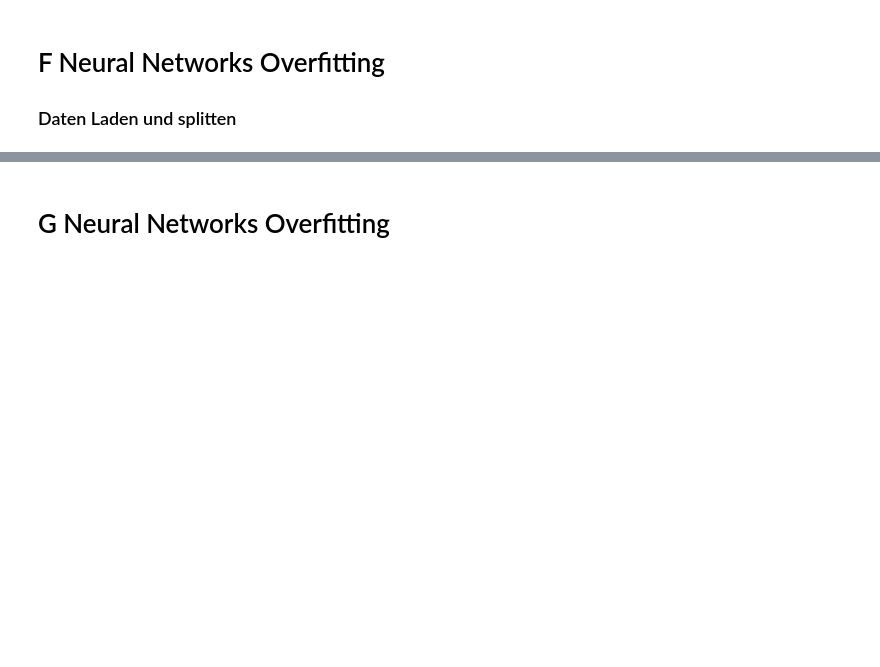
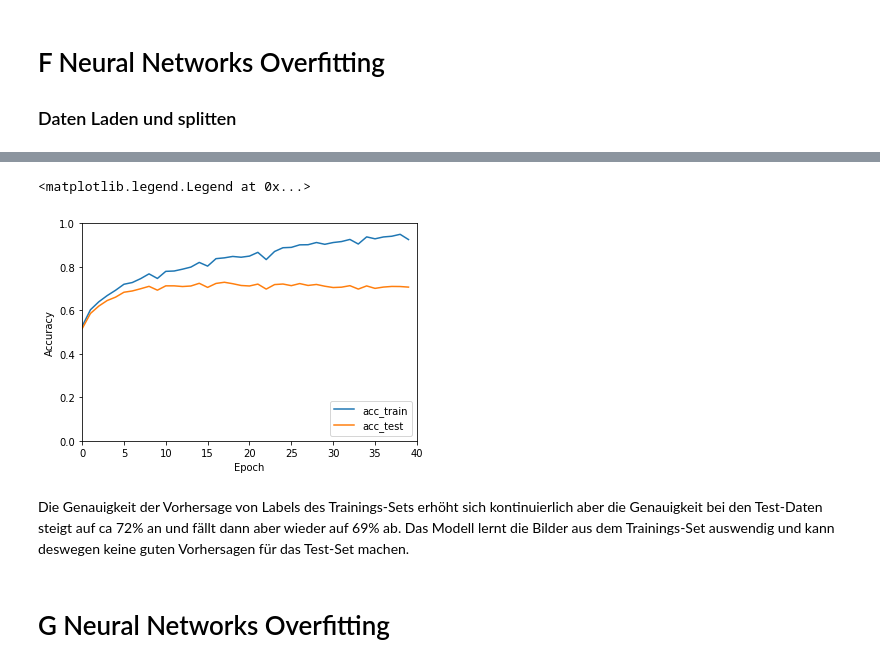
Before and after one commit to maxmoehl/ATIT2_assignments, a Jupyter notebook: Assignment_2/solution.ipynb, the cells around one changed output, grey strips where cells are left out. Saved outputs shown, nothing was run; the diff lists cells and outputs as text; code cells hidden in the pictures; blank space fills up the shorter version.

Commit message:
added neural net and overfitted it to cifar10

```diff
--- a/Assignment_2/solution.ipynb
+++ b/Assignment_2/solution.ipynb
@@ -114,0 +107,6 @@ Y_test = np.reshape(Y_test, (10000, 10))
+# %%
+(X_train, Y_train), (X_test, Y_test) = datasets.cifar10.load_data()
+
+X_train, X_test = X_train / 255.0, X_test / 255.0
+
+num_classes = 10
@@ -158,8 +146,2 @@ Trainable params: 1,250,858
 Non-trainable params: 0
 _________________________________________________________________
-# %%
-opt_rms = keras.optimizers.rmsprop(lr=0.001,decay=1e-6)
-
-model.compile(loss='categorical_crossentropy', optimizer=opt_rms, metrics=['accuracy'])
-# %%
-model.fit(X_train, Y_train, batch_size=1000, epochs=10)
@@ -179,0 +150,6 @@ Epoch 7/10
+# %%
+acc_train, acc_test = [], []
+for i in range(40):
+    model.fit(X_train, Y_train, batch_size=100, epochs=1)
+    acc_train.append(model.evaluate(X_train, Y_train)[1])
+    acc_test.append(model.evaluate(X_test, Y_test)[1])
@@ -180,3 +174,18 @@ Epoch 7/10
+# %%
+plt.plot(acc_train, label='acc_train')
+plt.plot(acc_test, label='acc_test')
+plt.xlabel('Epoch')
+plt.ylabel('Accuracy')
+plt.ylim([0, 1])
+plt.xlim([0,40])
+plt.legend(loc='lower right')
+# %% [output]
+<matplotlib.legend.Legend at 0x...>
+[figure, added]
+# %% [markdown]
+Die Genauigkeit der Vorhersage von Labels des Trainings-Sets erhöht sich kontinuierlich aber die Genauigkeit bei den
+Test-Daten steigt auf ca 72% an und fällt dann aber wieder auf 69% ab. Das Modell lernt die Bilder aus dem
+Trainings-Set auswendig und kann deswegen keine guten Vorhersagen für das Test-Set machen.
 # %% [markdown]
 # G Neural Networks Overfitting
 # %% [markdown]
```
Also changed, not shown: parts of 8 cells of this notebook.
